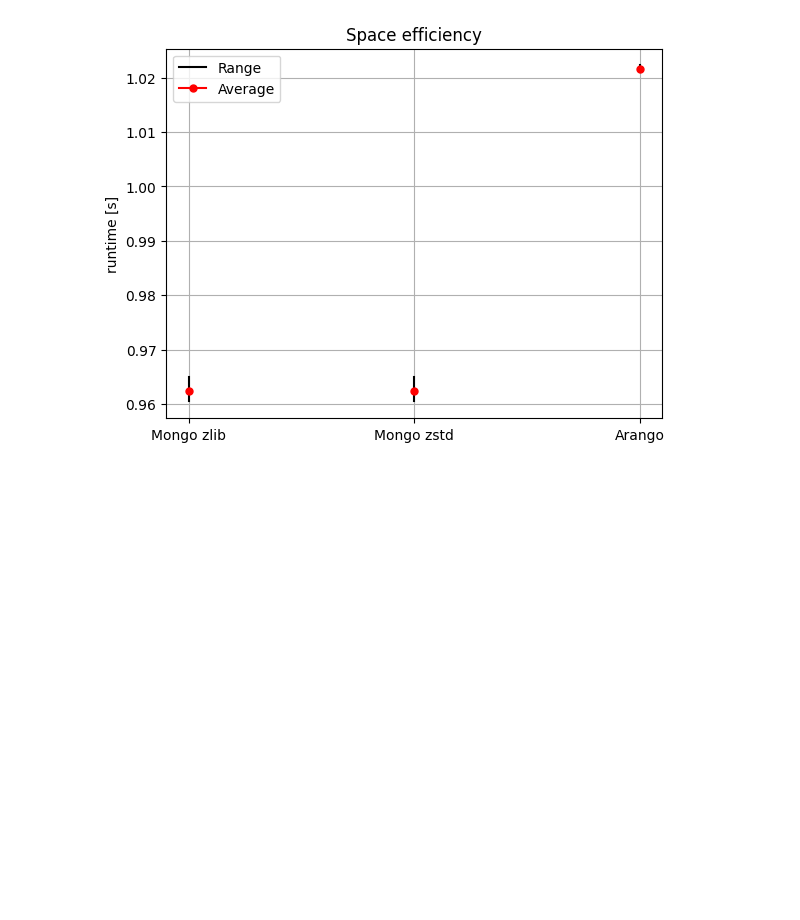
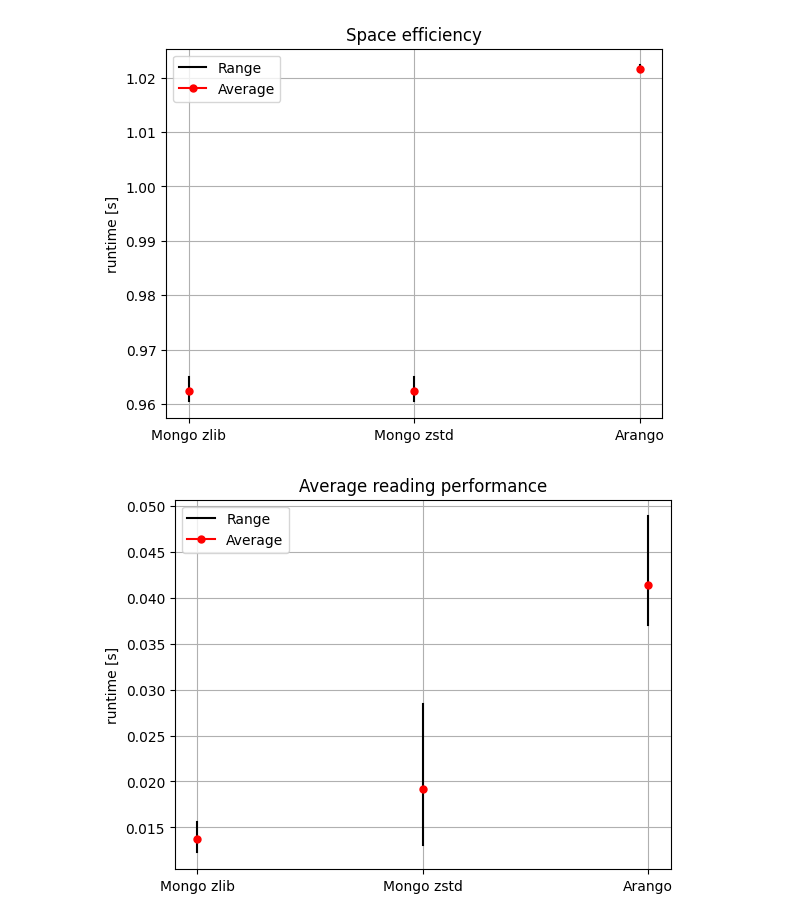
Before and after one commit to Toon09/Database_Comparison, a Jupyter notebook: dataAnalysis.ipynb, the cells around one changed output. Saved outputs shown, nothing was run; the diff lists cells and outputs as text; code cells hidden in the pictures; blank space fills up the shorter version.

Commit message:
all plots done

```diff
--- a/dataAnalysis.ipynb
+++ b/dataAnalysis.ipynb
@@ -79,0 +119,13 @@ candle_plot(files, "Space efficiency")
+# %%
+
+
+files = [["Mongo/data_zlib/readDeviceID.csv", "Mongo/data_zlib/readDevicesFieldsAVG.csv", "Mongo/data_zlib/readModelID.csv", "Mongo/data_zlib/readOrgID.csv"],
+
+         ["Mongo/data_zstd/readDeviceID.csv", "Mongo/data_zstd/readDevicesFieldsAVG.csv", "Mongo/data_zstd/readModelID.csv", "Mongo/data_zstd/readOrgID.csv"],
+
+         ["Arango/data/readDeviceID.csv", "Arango/data/readDevicesFieldsAVG.csv", "Arango/data/readModelID.csv", "Arango/data/readOrgID.csv"]]
+
+
+avg_candle_plot(files, "Average reading performance")
+# %% [output]
+[figure, added]
```
Also changed, not shown: parts of 1 cell of this notebook.
